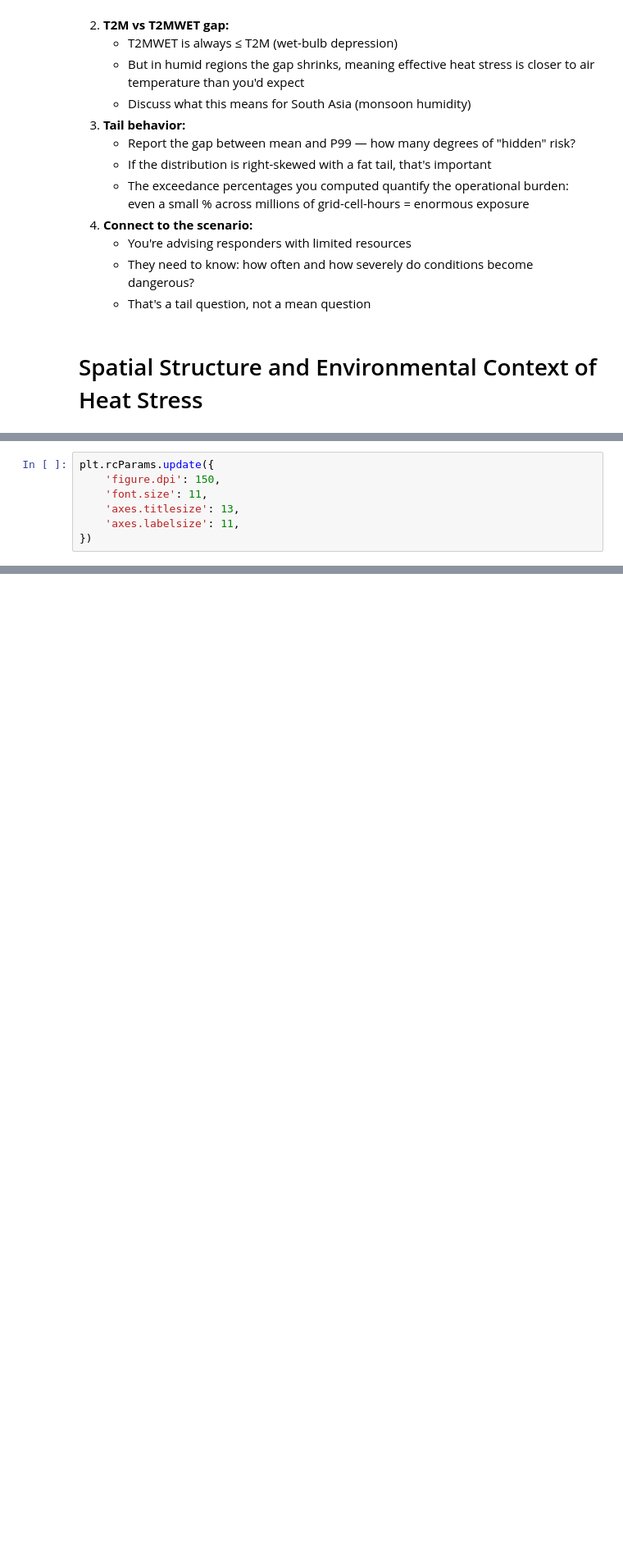
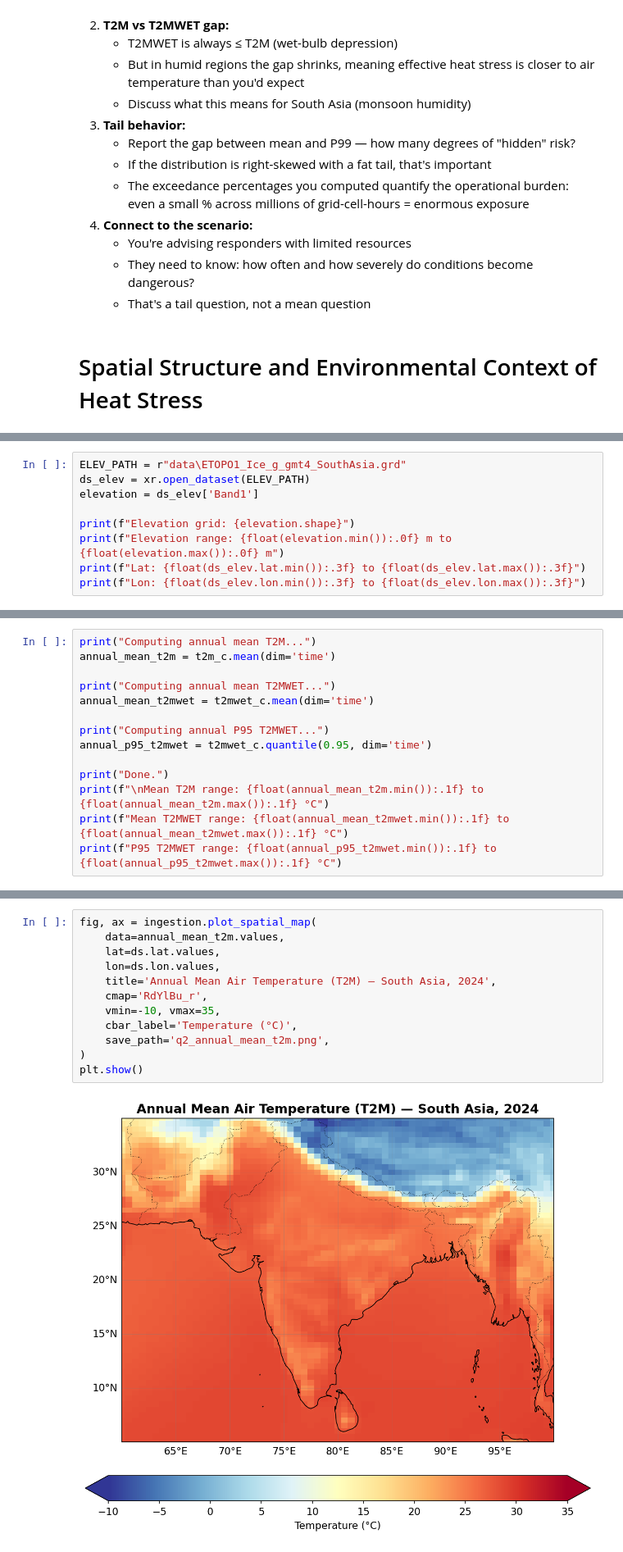
Before and after one commit to JuliusKanneh/jkanneh_DA_PS2, a Jupyter notebook: jkanneh_DA_PS2.ipynb, the cells around one changed output, grey strips where cells are left out. Shown at 82% size. Cells and saved outputs as stored; diff of their text form; blank space fills up the shorter version.

```diff
--- a/jkanneh_DA_PS2.ipynb
+++ b/jkanneh_DA_PS2.ipynb
@@ -313,8 +315,10 @@ When writing your Q1 report section, address these points:
 # %%
-plt.rcParams.update({
-    'figure.dpi': 150,
-    'font.size': 11,
-    'axes.titlesize': 13,
-    'axes.labelsize': 11,
-})
+ELEV_PATH = r"data\ETOPO1_Ice_g_gmt4_SouthAsia.grd"
+ds_elev = xr.open_dataset(ELEV_PATH)
+elevation = ds_elev['Band1']
+
+print(f"Elevation grid: {elevation.shape}")
+print(f"Elevation range: {float(elevation.min()):.0f} m to {float(elevation.max()):.0f} m")
+print(f"Lat: {float(ds_elev.lat.min()):.3f} to {float(ds_elev.lat.max()):.3f}")
+print(f"Lon: {float(ds_elev.lon.min()):.3f} to {float(ds_elev.lon.max()):.3f}")
 # %% [output]
@@ -321,0 +331,14 @@ Error:
+# %%
+print("Computing annual mean T2M...")
+annual_mean_t2m = t2m_c.mean(dim='time')
+
+print("Computing annual mean T2MWET...")
+annual_mean_t2mwet = t2mwet_c.mean(dim='time')
+
+print("Computing annual P95 T2MWET...")
+annual_p95_t2mwet = t2mwet_c.quantile(0.95, dim='time')
+
+print("Done.")
+print(f"\nMean T2M range: {float(annual_mean_t2m.min()):.1f} to {float(annual_mean_t2m.max()):.1f} °C")
+print(f"Mean T2MWET range: {float(annual_mean_t2mwet.min()):.1f} to {float(annual_mean_t2mwet.max()):.1f} °C")
+print(f"P95 T2MWET range: {float(annual_p95_t2mwet.min()):.1f} to {float(annual_p95_t2mwet.max()):.1f} °C")
@@ -321,0 +356,14 @@ Error:
+# %%
+fig, ax = ingestion.plot_spatial_map(
+    data=annual_mean_t2m.values,
+    lat=ds.lat.values,
+    lon=ds.lon.values,
+    title='Annual Mean Air Temperature (T2M) — South Asia, 2024',
+    cmap='RdYlBu_r',
+    vmin=-10, vmax=35,
+    cbar_label='Temperature (°C)',
+    save_path='q2_annual_mean_t2m.png',
+)
+plt.show()
+# %% [output]
+[figure, added]
```
Also changed, not shown: parts of 19 cells of this notebook, 6 other files.
